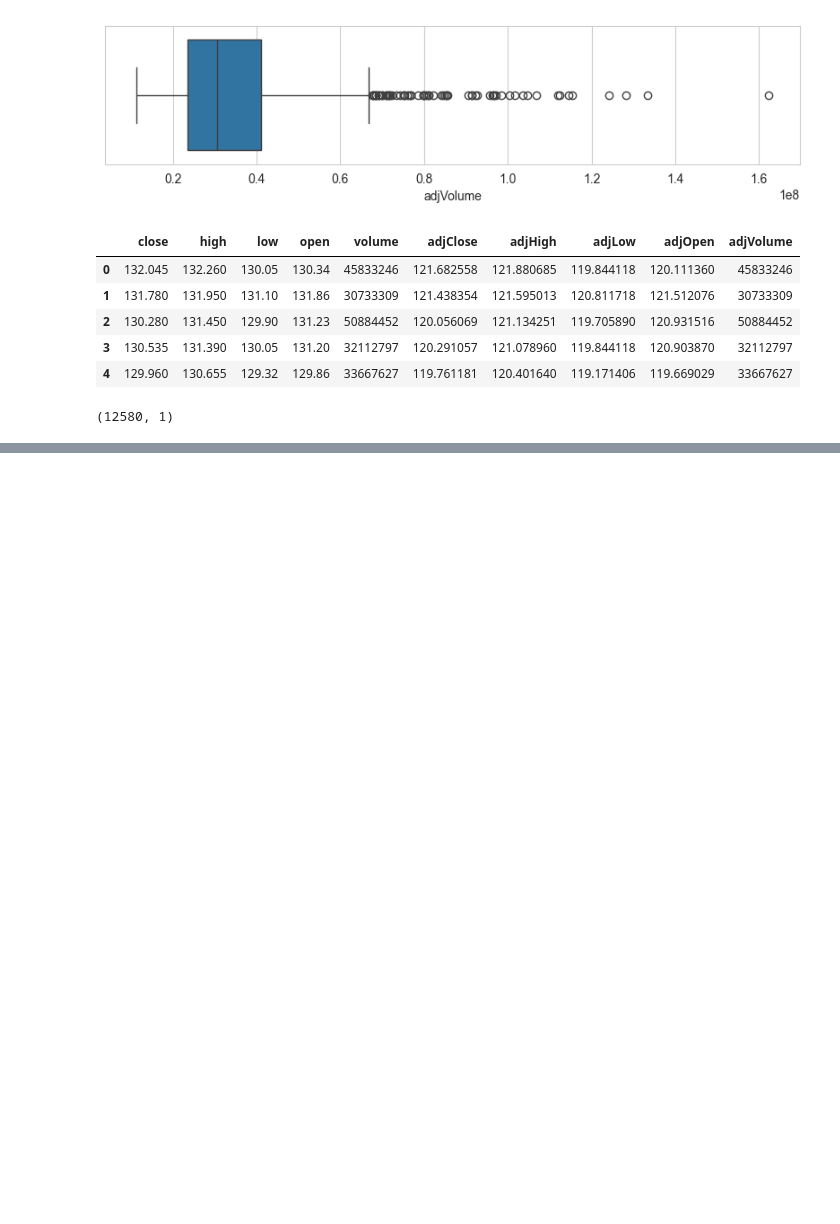
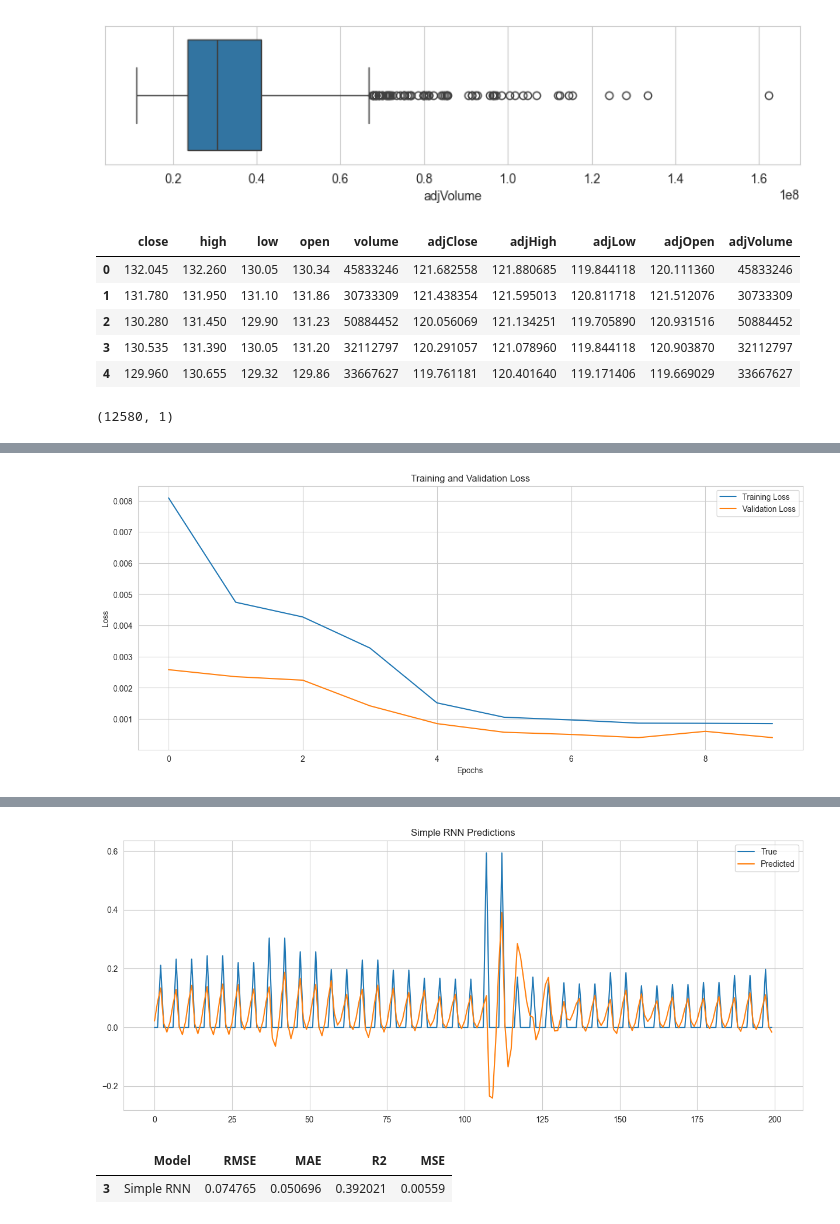
Before and after one commit to NastasijaaS/Artificial-Neural-Networks, a Jupyter notebook: projekat3.ipynb, the cells around one changed output, grey strips where cells are left out. Cells and saved outputs as stored; diff of their text form; code cells hidden in the pictures; blank space fills up the shorter version.

```diff
--- a/projekat3.ipynb
+++ b/projekat3.ipynb
@@ -176,0 +436,6 @@ AttributeError: module 'keras.src.backend' has no attribute 'Variable'
+# %%
+model_lstm = Sequential()
+model_lstm.add(LSTM(50, input_shape=(100, 1)))
+model_lstm.add(Dense(1))
+model_lstm.compile(loss='mean_squared_error', optimizer='adam')
+model_lstm.summary()
@@ -176,0 +454,5 @@ AttributeError: module 'keras.src.backend' has no attribute 'Variable'
+# %%
+history_lstm = model_lstm.fit(X_train, y_train,
+                    epochs=10, batch_size=32,
+                    validation_split=0.1,
+                    callbacks=[early_stopping, checkpoint])
@@ -176,0 +480,7 @@ AttributeError: module 'keras.src.backend' has no attribute 'Variable'
+# %%
+plot_train_history(history_lstm)
+best_model = load_model('best_model.keras')
+test_model(model_lstm, 'Simple RNN',
+           X_test, y_test, 200)
+# %% [output]
+[figure, added]
@@ -176,0 +489,3 @@ AttributeError: module 'keras.src.backend' has no attribute 'Variable'
+[figure, added]
+|  | Model | RMSE | MAE | R2 | MSE |
+| 3 | Simple RNN | 0.074765 | 0.050696 | 0.392021 | 0.00559 |
```
Also changed, not shown: parts of 50 cells of this notebook, 1 other file.
